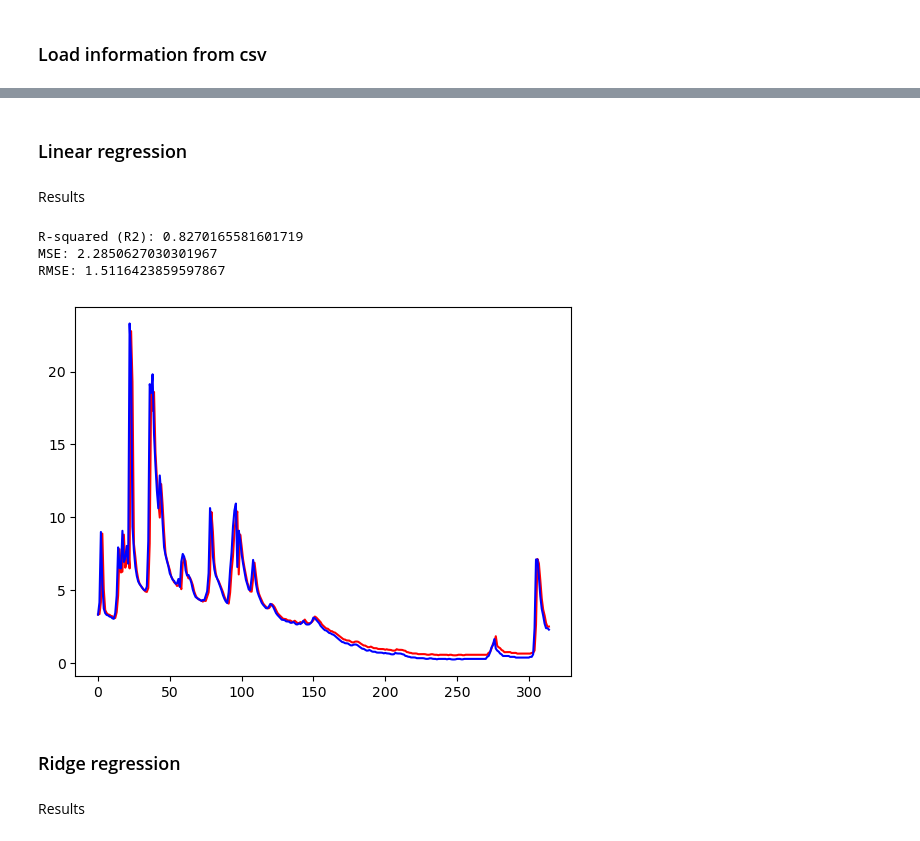
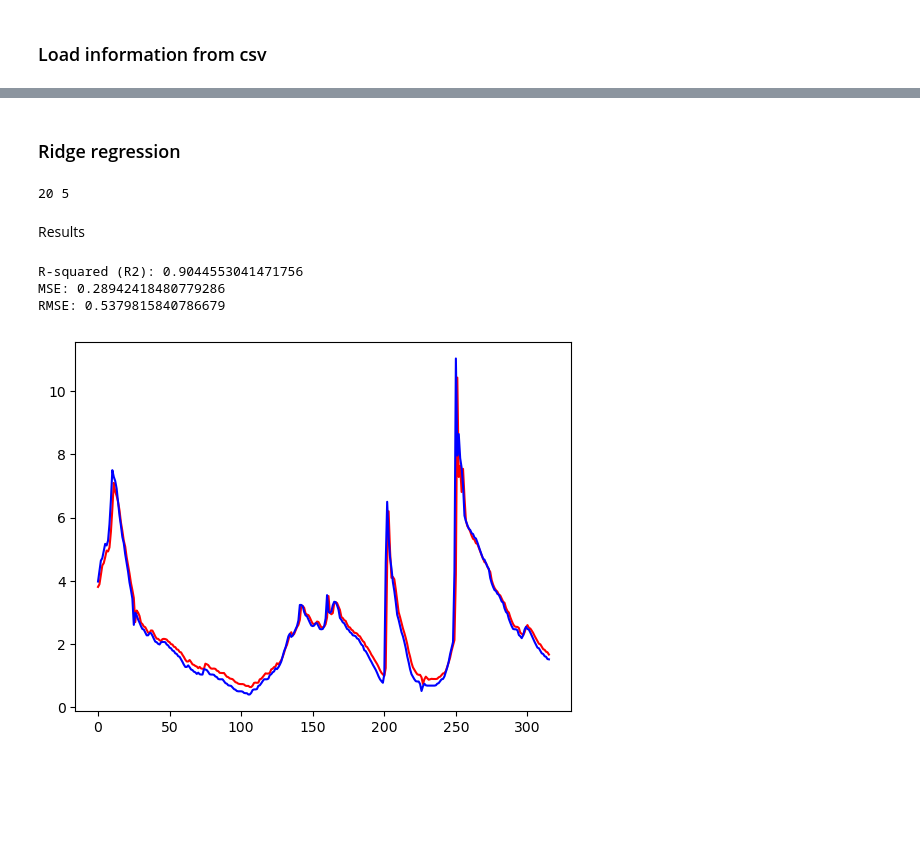
Before and after one commit to Barb02/TAA_ForecastingRiverDischarge, a Jupyter notebook: withRD.ipynb, the cells around one changed output, grey strips where cells are left out. Saved outputs shown, nothing was run; the diff lists cells and outputs as text; code cells hidden in the pictures; blank space fills up the shorter version.

Commit message:
added WtihRD crossValidation with memory and lambda

```diff
--- a/withRD.ipynb
+++ b/withRD.ipynb
@@ -27,9 +52,0 @@ prec = dataV[:,3]
-# %%
-x = np.array([rd[1:-1],rd[0:-2]])
-x = x.transpose()
-scaler = preprocessing.StandardScaler().fit(x)
-
-x_normalized = scaler.transform(x)
-print(x_normalized.shape)
-y = rd[2:]
-print(y.shape)
@@ -48,0 +90,18 @@ yTrain = y[631:]
+# %%
+Lambda_array = [0.01,0.1,1,2,3,5,10,20,30,40,50,200,300,400]
+memorys = [x for x in range(1,10)] + [x for x in range(10,360,15)]
+minValError = np.inf
+for memory in memorys:
+    X_train,y_train,X_val,y_val,X_test,y_test = loadData("RD_data/RD_AntuaR_pg.csv",memory)
+    best_lambda, error_train,error_val = validationCurve(X_train,y_train,X_val,y_val,Lambda_array)
+    if min(error_val) < minValError:
+        minValError = min(error_val)
+        best_lambdaMemory = (best_lambda,memory)
+    print("best lambda for memory of " + str(memory) +": " + str(best_lambda) + " with validation error of " + str(min(error_val)))
+    # plt.plot(Lambda_array,error_train,label="Train")
+    # plt.plot(Lambda_array,error_val,label="Cross Validation",color="r")
+    # plt.xlabel("Lambda")
+    # plt.ylabel("Error")
+    # plt.legend()
+
+print("best Values (lambda,memory)",best_lambdaMemory)
@@ -49,2 +126,2 @@ yTrain = y[631:]
 # %% [markdown]
-### Linear regression
+### Ridge regression
@@ -57,18 +128,27 @@ predict = reg.predict(rdTests)
+# %%
+lambd = best_lambdaMemory[0]
+memory = best_lambdaMemory[1]
+print(lambd,memory)
+X_train,y_train,X_val,y_val,X_test,y_test = loadData("RD_data/RD_AntuaR_pg.csv",memory)
+reg = linear_model.Ridge(alpha=lambd)
+reg.fit(X_train,y_train)
+
+predict = reg.predict(X_test)
+# %% [output]
+20 5
 # %% [markdown]
 Results
 # %%
 plt.plot(predict,'r')
-plt.plot(yTests,'b')
-r2 = r2_score(yTests, predict)
+plt.plot(y_test,'b')
+r2 = r2_score(y_test, predict)
 print("R-squared (R2):", r2)
 
-mse = mean_squared_error(yTests, predict)
+mse = mean_squared_error(y_test, predict)
 print("MSE:", mse)
 print("RMSE:", np.sqrt(mse))
 # %% [output]
-R-squared (R2): 0.8270165581601719
-MSE: 2.2850627030301967
-RMSE: 1.5116423859597867
+R-squared (R2): 0.9044553041471756
+MSE: 0.28942418480779286
+RMSE: 0.5379815840786679
-[figure, old version]
+[figure, new version]
-# %% [markdown]
-### Ridge regression
@@ -80,2 +154,0 @@ predict = reg.predict(rdTests)
-# %% [markdown]
-Results
```
Also changed, not shown: parts of 14 cells of this notebook.
